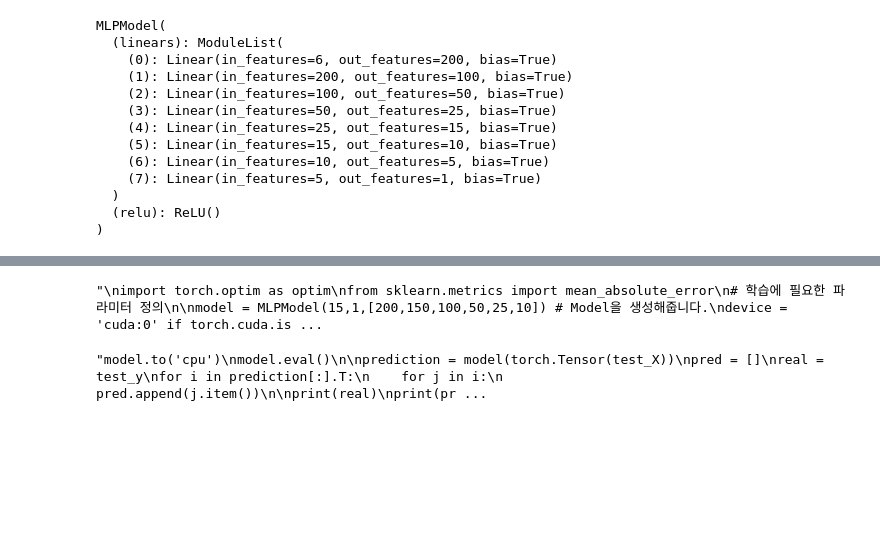
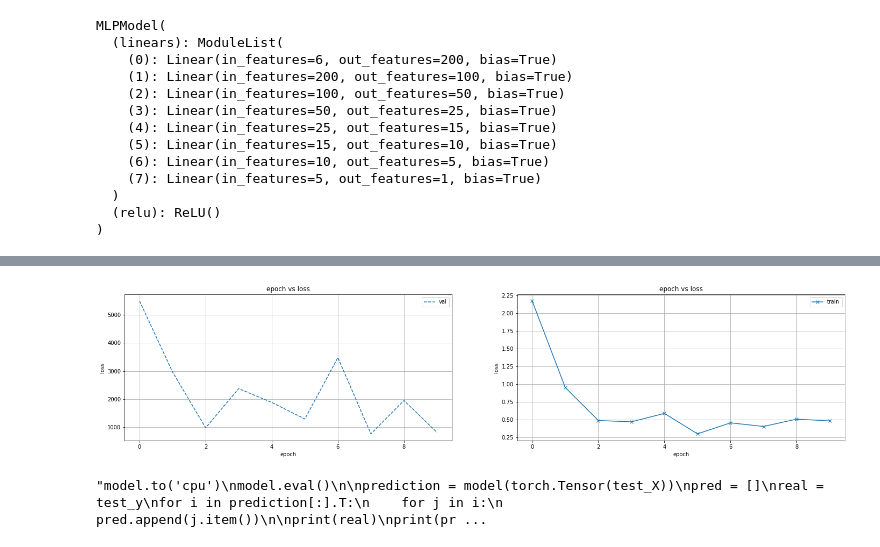
Before and after one commit to cjssla1/projectJucker, a Jupyter notebook: Code/김경중/MLP_Train(one_to_one).ipynb, the cells around one changed output, grey strips where cells are left out. Saved outputs shown, nothing was run; the diff lists cells and outputs as text; code cells hidden in the pictures; blank space fills up the shorter version.

```diff
--- a/Code/김경중/MLP_Train(one_to_one).ipynb
+++ b/Code/김경중/MLP_Train(one_to_one).ipynb
@@ -198,7 +223,7 @@ input_dim = 6
 hidden_dim = 50
 output_dim = 1
 layers = [200,100,50,25,15,10,5]
-epoch = 5
+epoch = 10
 
 model = MLPModel(input_dim,output_dim,layers)
 loss_fn = torch.nn.MSELoss()
@@ -219,6 +244,10 @@ MLPModel(
   )
   (relu): ReLU()
 )
+# %%
+list_epoch = []
+list_train_loss = []
+list_val_loss = []
 # %%
 for e in range(epoch):  # loop over the dataset multiple times
         ts = time.time()
@@ -226,5 +255,11 @@ for e in range(epoch):  # loop over the dataset multiple times
         val_loss = validate(model, valset, loss_fn,device)
         te = time.time()
 
+        list_epoch.append(e)
+        list_train_loss.append(train_loss)
+        list_val_loss.append(val_loss)
         print('Epoch {}, Loss(train/val) {:2.5f}/{:2.5f}. Took {:2.2f} sec'.format(e, train_loss, val_loss, te-ts))
+
+test_acc = test(model, testset, loss_fn,device)
+print(test_acc)
 # %% [output]
@@ -309,17 +276,0 @@ class epochClass():
-# %%
-'''
-import torch.optim as optim
-from sklearn.metrics import mean_absolute_error
-# 학습에 필요한 파라미터 정의
-
-model = MLPModel(15,1,[200,150,100,50,25,10]) # Model을 생성해줍니다.
-device = 'cuda:0' if torch.cuda.is_available() else 'cpu'
-model = model.to(device)
-#modelPath = '/content/gdrive/My Drive/model.pt'
-#model.load_state_dict(torch.load(modelPath))
-# ===== Construct Optimizer ====== #
-lr = 0.005 # Learning Rate를 하나 정해줍니다. (원할한 학습을 위해 손을 많이 탑니다)
-optimizer = optim.Adam(model.parameters(), lr=lr) # Optimizer를 생성해줍니다.
-'''
-# %% [output]
-"\nimport torch.optim as optim\nfrom sklearn.metrics import mean_absolute_error\n# 학습에 필요한 파라미터 정의\n\nmodel = MLPModel(15,1,[200,150,100,50,25,10]) # Model을 생성해줍니다.\ndevice = 'cuda:0' if torch.cuda.is ...
@@ -333,19 +277,28 @@ optimizer = optim.Adam(model.parameters(), lr=lr) # Optimizer를 생성해줍니
 # %%
 class pltClass():
 
-    def __init__(self,_list_epoch, _list_val_loss, _list_mae_epoch, _list_mae):
+    def __init__(self,_list_epoch, _list_train_loss, _list_val_loss):
         self.list_epoch = _list_epoch
+        self.list_train_loss= _list_train_loss
         self.list_val_loss = _list_val_loss
-        self.list_mae_epoch = _list_mae_epoch
-        self.list_mae = _list_mae
 
 
     def printFigure(self):
         fig = plt.figure(figsize=(24,5))
 
 
+        # ====== train plot ====== #
+        ax3 = fig.add_subplot(1, 2, 1)
+        ax3.plot(self.list_epoch, self.list_train_loss, marker='x', label='train')
+
+        ax3.set_xlabel('epoch')
+        ax3.set_ylabel('loss')
+        ax3.grid()
+        ax3.legend()
+        ax3.set_title('epoch vs loss')
+
         # ====== valid plot ====== #
-        ax2 = fig.add_subplot(1, 2, 1)
+        ax2 = fig.add_subplot(1, 2, 2)
         ax2.plot(self.list_epoch, self.list_val_loss, '--', label='val')
         ax2.set_xlabel('epoch')
         ax2.set_ylabel('loss')
@@ -354,22 +307,14 @@ class pltClass():
         ax2.legend()
         ax2.set_title('epoch vs loss')
 
-        # ====== test plot ====== #
-        ax3 = fig.add_subplot(1, 2, 2)
-        ax3.plot(self.list_mae_epoch, self.list_mae, marker='x', label='test')
-
-        ax3.set_xlabel('epoch')
-        ax3.set_ylabel('mae')
-        ax3.grid()
-        ax3.legend()
-        ax3.set_title('epoch vs loss')
-
 
         plt.show()
 # %%
 
-#pltc = pltClass(list_epoch,list_val_loss,list_mae_epoch,list_mae)
-#pltc.printFigure()
+pltc = pltClass(list_epoch, list_train_loss,list_val_loss)
+pltc.printFigure()
+# %% [output]
+[figure, added]
 # %%
 '''model.to('cpu')
 model.eval()
```
Also changed, not shown: parts of 8 cells of this notebook.
